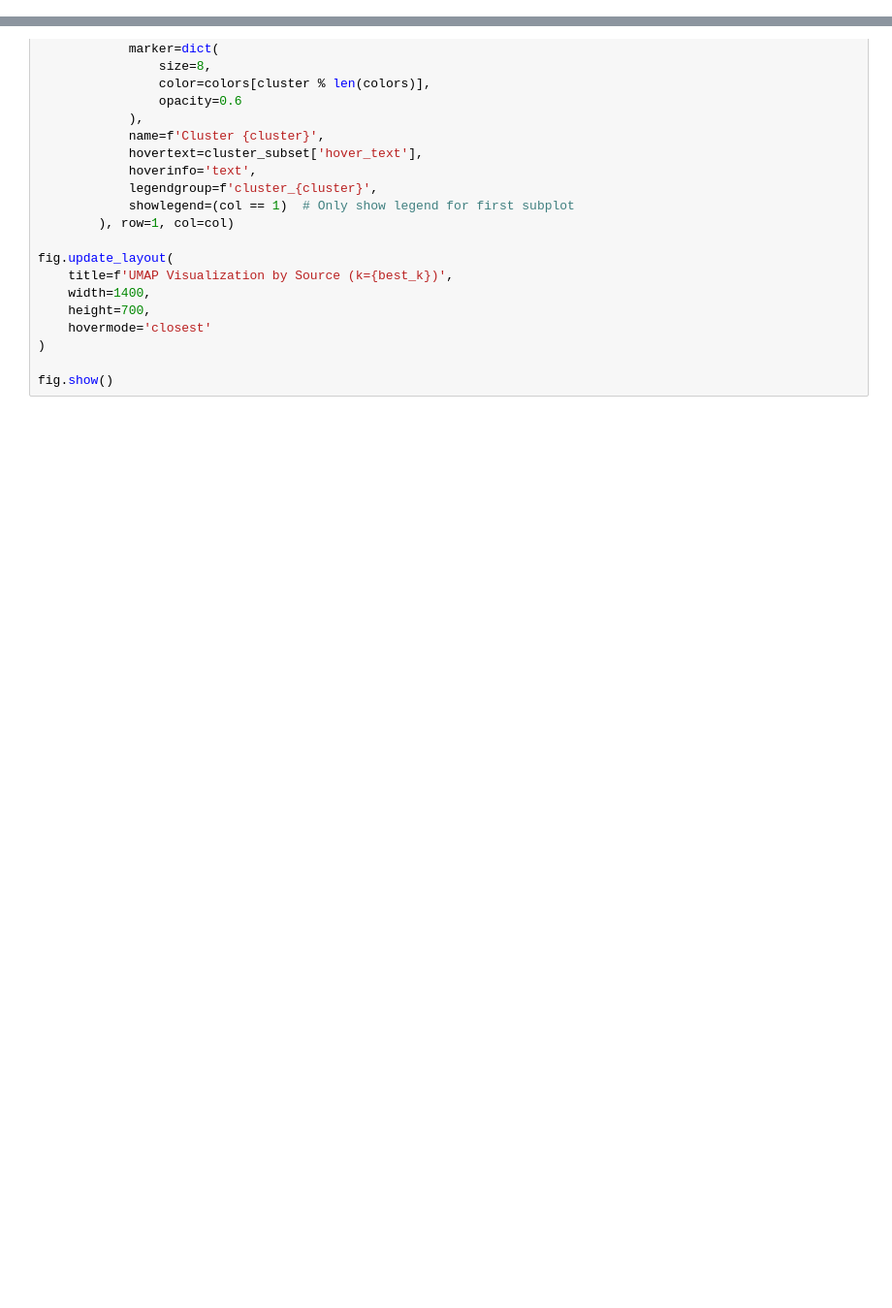
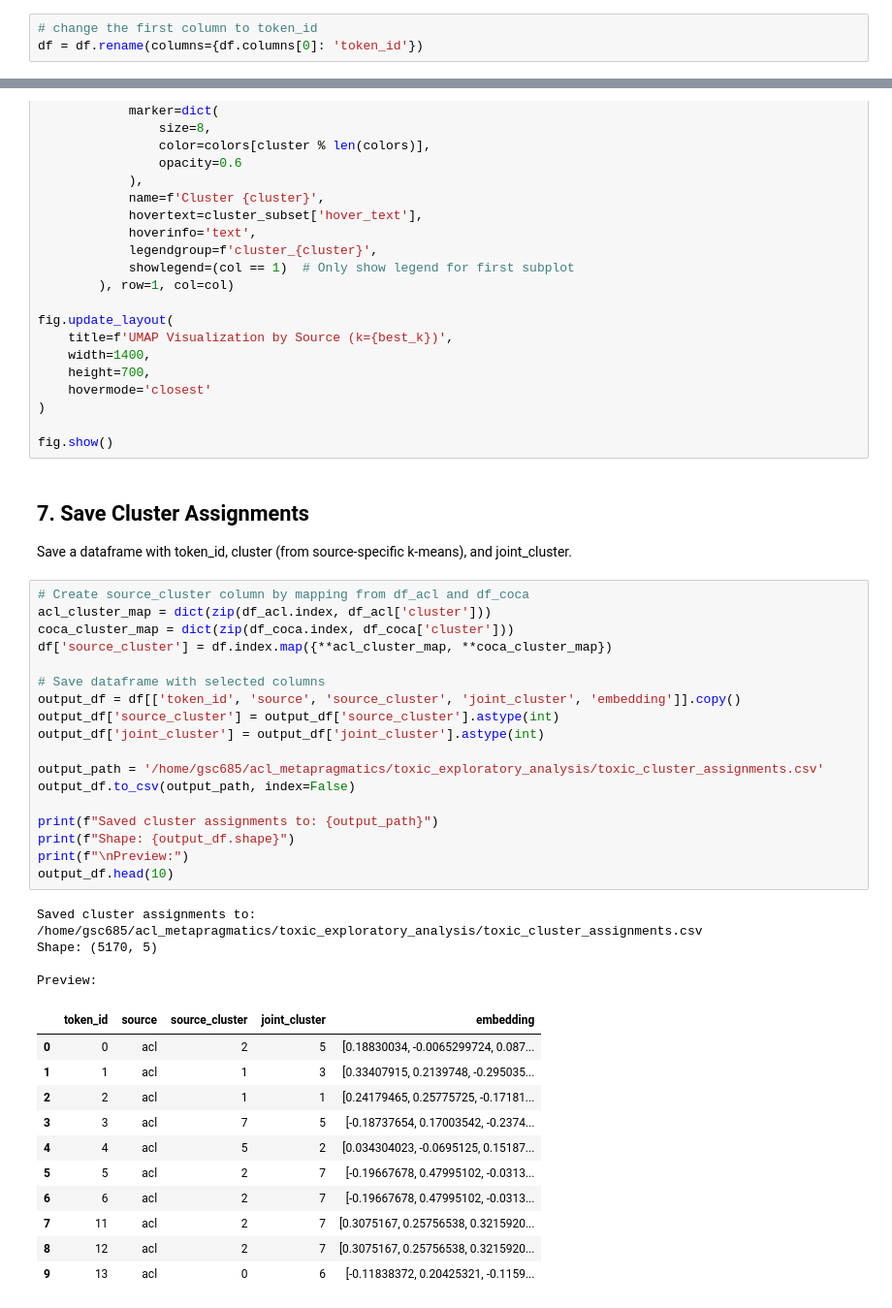
Before and after one commit to gchronis/acl_metapragmatics, a Jupyter notebook: toxic_exploratory_analysis/buchanan/examine_roberta_embeddings.ipynb, the cells around one changed output, grey strips where cells are left out. Shown at 97% size. Cells and saved outputs as stored; diff of their text form; blank space fills up the shorter version.

Commit message:
add initial toxic ffeature analysis

```diff
--- a/toxic_exploratory_analysis/examine_roberta_embeddings.ipynb
+++ b/toxic_exploratory_analysis/buchanan/examine_roberta_embeddings.ipynb
@@ -55,6 +55,9 @@ print(f"COCA tokens: {len(coca)}")
 Total tokens: 5435
 ACL tokens: 4298
 COCA tokens: 1137
+# %%
+# change the first column to token_id
+df = df.rename(columns={df.columns[0]: 'token_id'})
 # %% [markdown]
 ## 2. Embeddings
 
@@ -806,3 +1048,41 @@ fig.update_layout(
 )
 
 fig.show()
+# %% [markdown]
+## 7. Save Cluster Assignments
+
+Save a dataframe with token_id, cluster (from source-specific k-means), and joint_cluster.
+# %%
+# Create source_cluster column by mapping from df_acl and df_coca
+acl_cluster_map = dict(zip(df_acl.index, df_acl['cluster']))
+coca_cluster_map = dict(zip(df_coca.index, df_coca['cluster']))
+df['source_cluster'] = df.index.map({**acl_cluster_map, **coca_cluster_map})
+
+# Save dataframe with selected columns
+output_df = df[['token_id', 'source', 'source_cluster', 'joint_cluster', 'embedding']].copy()
+output_df['source_cluster'] = output_df['source_cluster'].astype(int)
+output_df['joint_cluster'] = output_df['joint_cluster'].astype(int)
+
+output_path = '/home/gsc685/acl_metapragmatics/toxic_exploratory_analysis/toxic_cluster_assignments.csv'
+output_df.to_csv(output_path, index=False)
+
+print(f"Saved cluster assignments to: {output_path}")
+print(f"Shape: {output_df.shape}")
+print(f"\nPreview:")
+output_df.head(10)
+# %% [output]
+Saved cluster assignments to: /home/gsc685/acl_metapragmatics/toxic_exploratory_analysis/toxic_cluster_assignments.csv
+Shape: (5170, 5)
+
+Preview:
+|  | token_id | source | source_cluster | joint_cluster | embedding |
+| 0 | 0 | acl | 2 | 5 | [0.18830034, -0.0065299724, 0.087... |
+| 1 | 1 | acl | 1 | 3 | [0.33407915, 0.2139748, -0.295035... |
+| 2 | 2 | acl | 1 | 1 | [0.24179465, 0.25775725, -0.17181... |
+| 3 | 3 | acl | 7 | 5 | [-0.18737654, 0.17003542, -0.2374... |
+| 4 | 4 | acl | 5 | 2 | [0.034304023, -0.0695125, 0.15187... |
+| 5 | 5 | acl | 2 | 7 | [-0.19667678, 0.47995102, -0.0313... |
+| 6 | 6 | acl | 2 | 7 | [-0.19667678, 0.47995102, -0.0313... |
+| 7 | 11 | acl | 2 | 7 | [0.3075167, 0.25756538, 0.3215920... |
+| 8 | 12 | acl | 2 | 7 | [0.3075167, 0.25756538, 0.3215920... |
+| 9 | 13 | acl | 0 | 6 | [-0.11838372, 0.20425321, -0.1159... |
```
Also changed, not shown: parts of 10 cells of this notebook, 11 other files.
